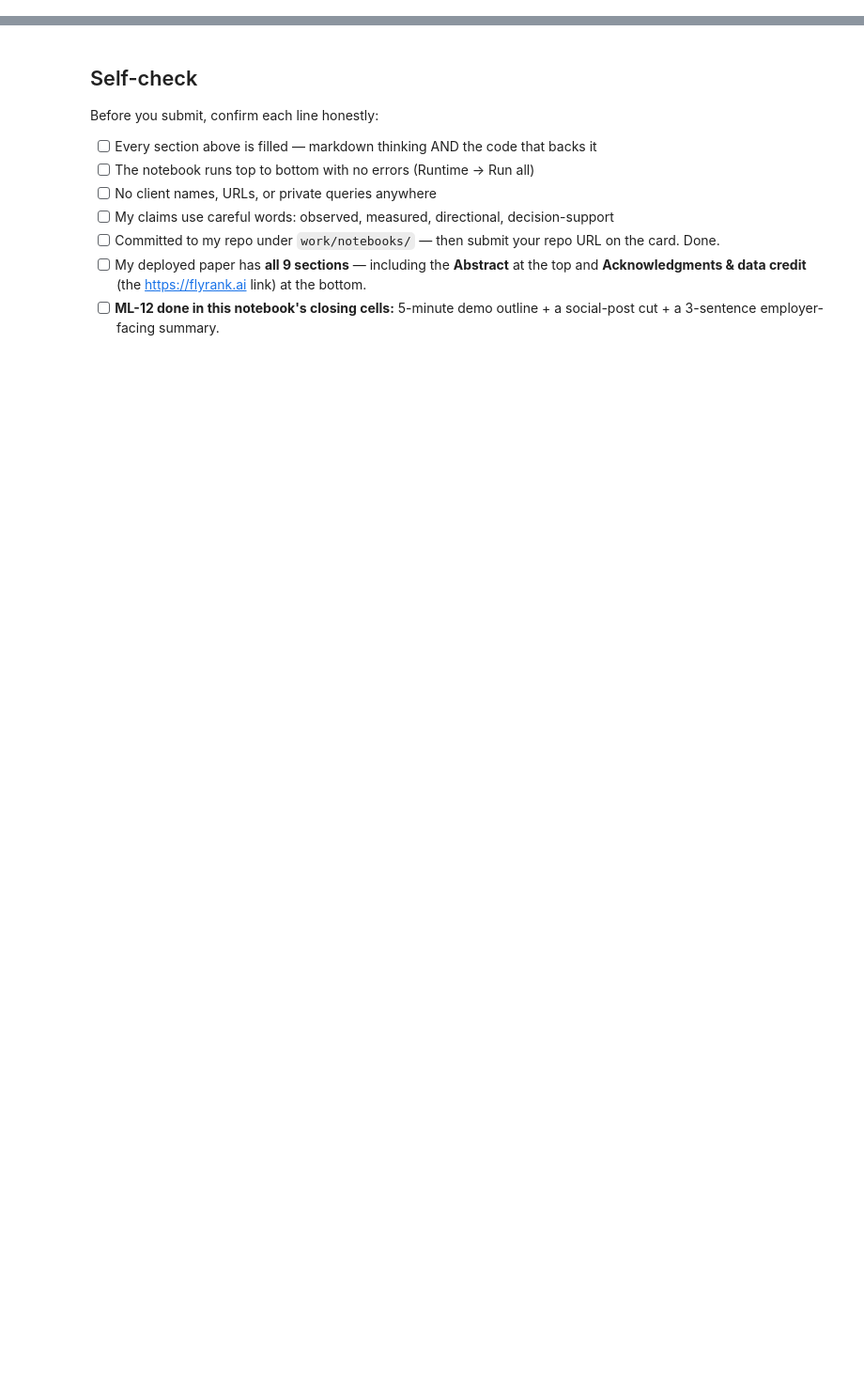
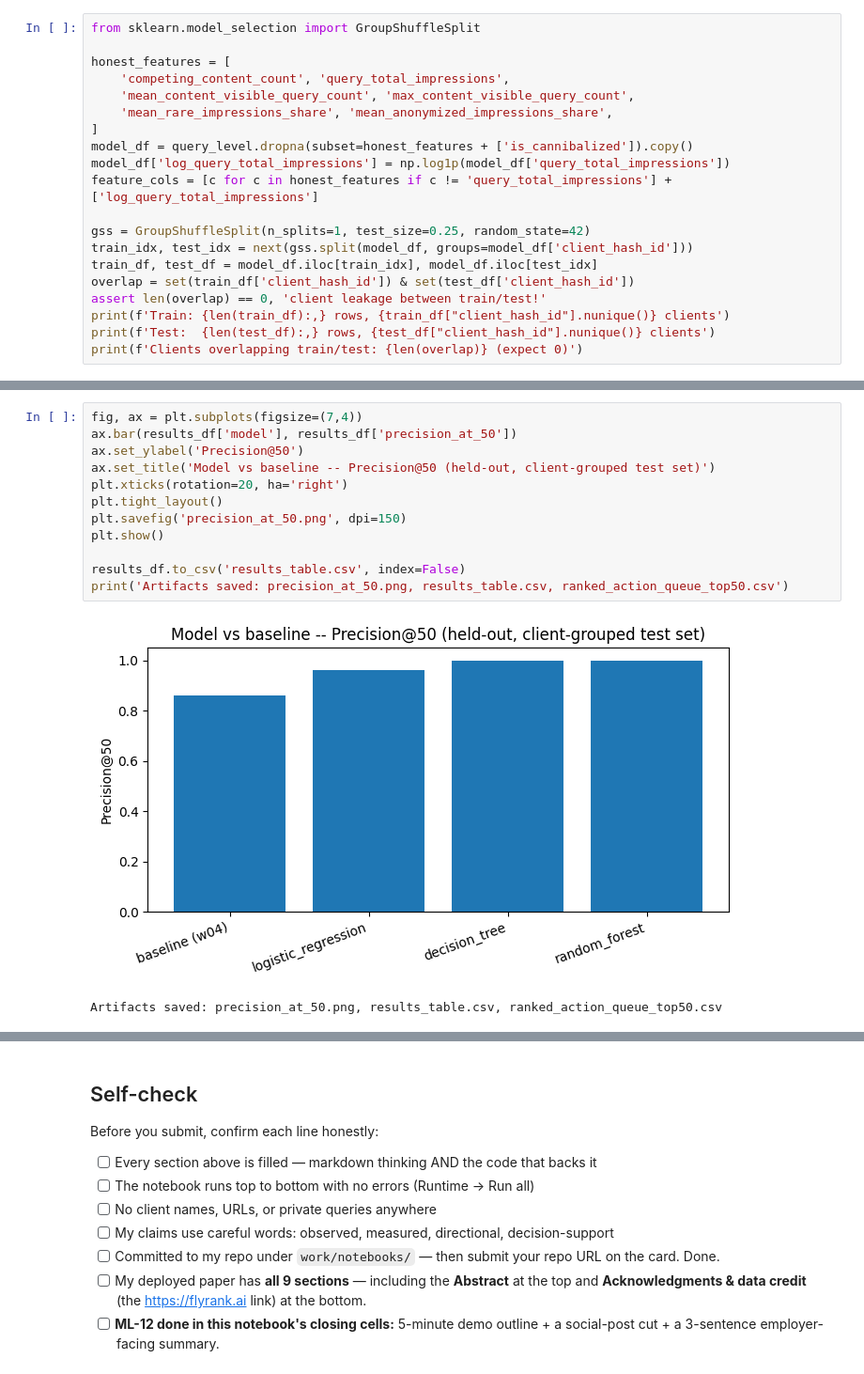
Before and after one commit to anasYaha/Flyrank-ml-internship, a Jupyter notebook: work/notebooks/capstone.ipynb, the cells around one changed output, grey strips where cells are left out. Shown at 94% size. Saved outputs shown, nothing was run; the diff lists cells and outputs as text; blank space fills up the shorter version.

```diff
--- a/work/notebooks/capstone.ipynb
+++ b/work/notebooks/capstone.ipynb
@@ -32,0 +129,20 @@ This skeleton is yours to fill. Work the sections **in order** — each one has
+# %%
+from sklearn.model_selection import GroupShuffleSplit
+
+honest_features = [
+    'competing_content_count', 'query_total_impressions',
+    'mean_content_visible_query_count', 'max_content_visible_query_count',
+    'mean_rare_impressions_share', 'mean_anonymized_impressions_share',
+]
+model_df = query_level.dropna(subset=honest_features + ['is_cannibalized']).copy()
+model_df['log_query_total_impressions'] = np.log1p(model_df['query_total_impressions'])
+feature_cols = [c for c in honest_features if c != 'query_total_impressions'] + ['log_query_total_impressions']
+
+gss = GroupShuffleSplit(n_splits=1, test_size=0.25, random_state=42)
+train_idx, test_idx = next(gss.split(model_df, groups=model_df['client_hash_id']))
+train_df, test_df = model_df.iloc[train_idx], model_df.iloc[test_idx]
+overlap = set(train_df['client_hash_id']) & set(test_df['client_hash_id'])
+assert len(overlap) == 0, 'client leakage between train/test!'
+print(f'Train: {len(train_df):,} rows, {train_df["client_hash_id"].nunique()} clients')
+print(f'Test:  {len(test_df):,} rows, {test_df["client_hash_id"].nunique()} clients')
+print(f'Clients overlapping train/test: {len(overlap)} (expect 0)')
@@ -36,0 +310,15 @@ This skeleton is yours to fill. Work the sections **in order** — each one has
+# %%
+fig, ax = plt.subplots(figsize=(7,4))
+ax.bar(results_df['model'], results_df['precision_at_50'])
+ax.set_ylabel('Precision@50')
+ax.set_title('Model vs baseline -- Precision@50 (held-out, client-grouped test set)')
+plt.xticks(rotation=20, ha='right')
+plt.tight_layout()
+plt.savefig('precision_at_50.png', dpi=150)
+plt.show()
+
+results_df.to_csv('results_table.csv', index=False)
+print('Artifacts saved: precision_at_50.png, results_table.csv, ranked_action_queue_top50.csv')
+# %% [output]
+[figure, added]
+Artifacts saved: precision_at_50.png, results_table.csv, ranked_action_queue_top50.csv
```
Also changed, not shown: parts of 20 cells of this notebook.
